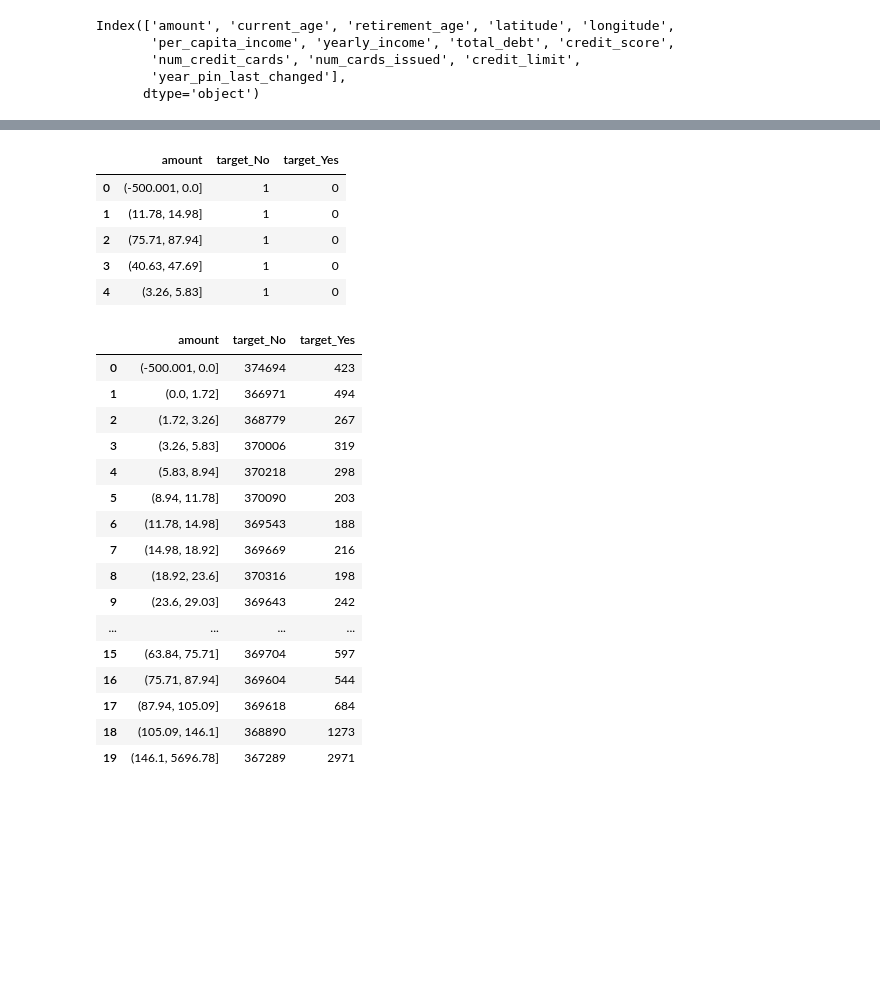
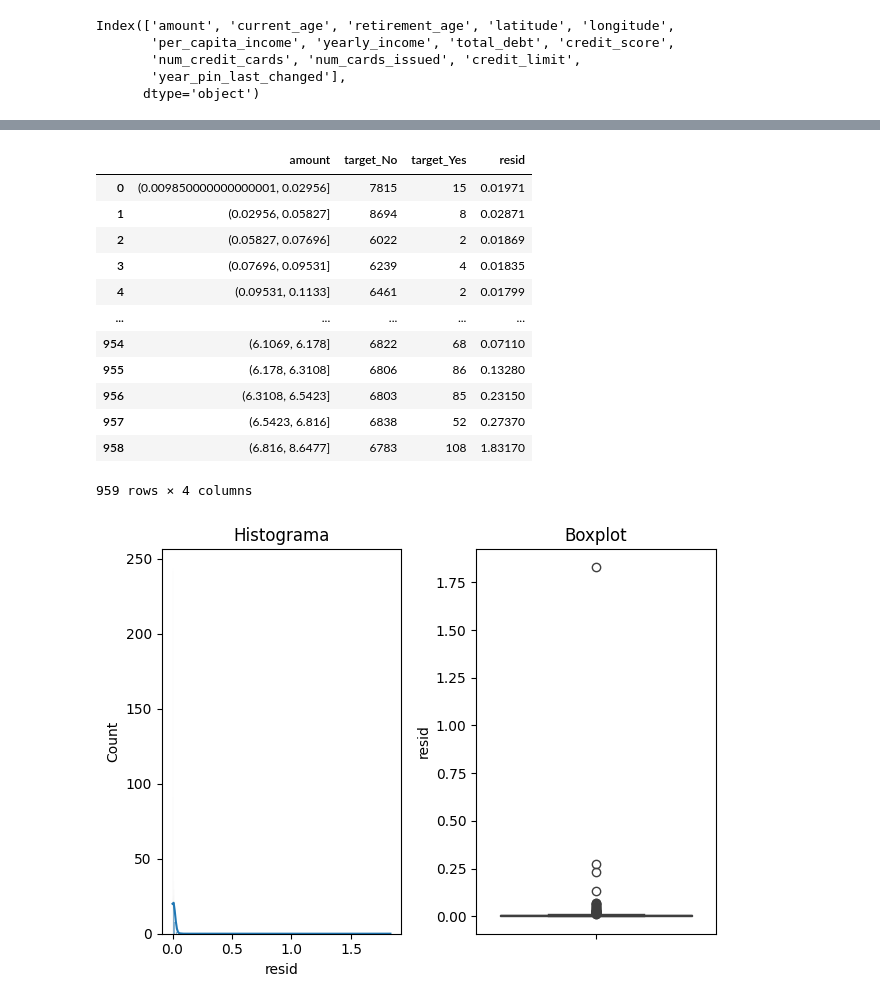
Before and after one commit to Angelicogfa/tcc_mba_datascience_analytics_usp_esalq, a Jupyter notebook: 02-analise_exploratoria.ipynb, the cells around one changed output, grey strips where cells are left out. Drawn from its saved outputs; the diff is of its cells as text; code cells hidden in the pictures; blank space fills up the shorter version.

```diff
--- a/02-analise_exploratoria.ipynb
+++ b/02-analise_exploratoria.ipynb
@@ -180,0 +208,5 @@ Index(['amount', 'current_age', 'retirement_age', 'latitude', 'longitude',
+# %%
+df_adjust = pd.DataFrame()
+df_adjust['amount'] = df['amount']
+df_adjust['amount_log'] = np.log(df['amount'])
+df_adjust['target'] = df['target']
@@ -181,32 +263,36 @@ Index(['amount', 'current_age', 'retirement_age', 'latitude', 'longitude',
 # %%
+index = df_adjust[(np.isfinite(df_adjust['amount_log'])) & (df_adjust['amount_log'] > 0)].index
+
 df_plot = pd.DataFrame()
-df_plot['amount'] = pd.qcut(df['amount'], 20, duplicates='drop')
-df_plot = pd.concat([df_plot, pd.get_dummies(df['target'], prefix='target', dtype=int)], axis=1)
-df_plot.head()
+df_plot['amount'] = pd.qcut(df_adjust.loc[index, 'amount_log'], 1000, duplicates='drop')
+df_plot = pd.concat([df_plot, pd.get_dummies(df_adjust.loc[index, 'target'], prefix='target', dtype=int)], axis=1)
+df_plot = df_plot.groupby('amount').sum().reset_index()
+df_plot['resid'] =  df_plot['amount'].apply(lambda x: x.right - x.left)
+df_plot
 # %% [output]
-|  | amount | target_No | target_Yes |
-| 0 | (-500.001, 0.0] | 1 | 0 |
-| 1 | (11.78, 14.98] | 1 | 0 |
-| 2 | (75.71, 87.94] | 1 | 0 |
-| 3 | (40.63, 47.69] | 1 | 0 |
-| 4 | (3.26, 5.83] | 1 | 0 |
+|  | amount | target_No | target_Yes | resid |
+| 0 | (0.009850000000000001, 0.02956] | 7815 | 15 | 0.01971 |
+| 1 | (0.02956, 0.05827] | 8694 | 8 | 0.02871 |
+| 2 | (0.05827, 0.07696] | 6022 | 2 | 0.01869 |
+| 3 | (0.07696, 0.09531] | 6239 | 4 | 0.01835 |
+| 4 | (0.09531, 0.1133] | 6461 | 2 | 0.01799 |
+| ... | ... | ... | ... | ... |
+| 954 | (6.1069, 6.178] | 6822 | 68 | 0.07110 |
+| 955 | (6.178, 6.3108] | 6806 | 86 | 0.13280 |
+| 956 | (6.3108, 6.5423] | 6803 | 85 | 0.23150 |
+| 957 | (6.5423, 6.816] | 6838 | 52 | 0.27370 |
+| 958 | (6.816, 8.6477] | 6783 | 108 | 1.83170 |
+959 rows × 4 columns
-# %%
-df_plot.groupby('amount').sum().reset_index()
-# %% [output]
-|  | amount | target_No | target_Yes |
-| 0 | (-500.001, 0.0] | 374694 | 423 |
-| 1 | (0.0, 1.72] | 366971 | 494 |
-| 2 | (1.72, 3.26] | 368779 | 267 |
-| 3 | (3.26, 5.83] | 370006 | 319 |
-| 4 | (5.83, 8.94] | 370218 | 298 |
-| 5 | (8.94, 11.78] | 370090 | 203 |
-| 6 | (11.78, 14.98] | 369543 | 188 |
-| 7 | (14.98, 18.92] | 369669 | 216 |
-| 8 | (18.92, 23.6] | 370316 | 198 |
-| 9 | (23.6, 29.03] | 369643 | 242 |
-| ... | ... | ... | ... |
-| 15 | (63.84, 75.71] | 369704 | 597 |
-| 16 | (75.71, 87.94] | 369604 | 544 |
-| 17 | (87.94, 105.09] | 369618 | 684 |
-| 18 | (105.09, 146.1] | 368890 | 1273 |
-| 19 | (146.1, 5696.78] | 367289 | 2971 |
+# %%
+plt.subplot(1, 2, 1)
+plt.title('Histograma')
+sns.histplot(df_plot['resid'], kde=True)
+
+plt.subplot(1, 2, 2)
+plt.title('Boxplot')
+sns.boxplot(df_plot['resid'])
+
+plt.tight_layout()
+plt.show()
+# %% [output]
+[figure, added]
```
Also changed, not shown: parts of 9 cells of this notebook.
